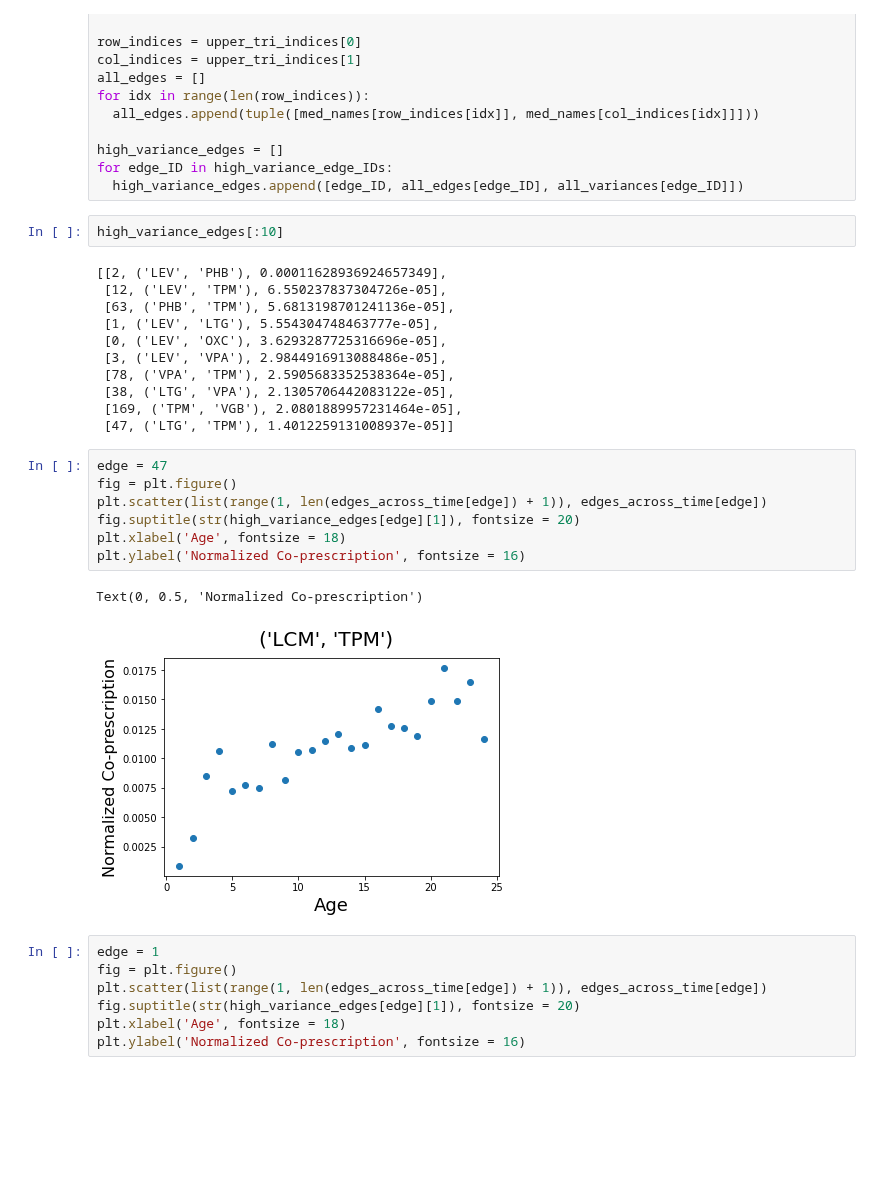
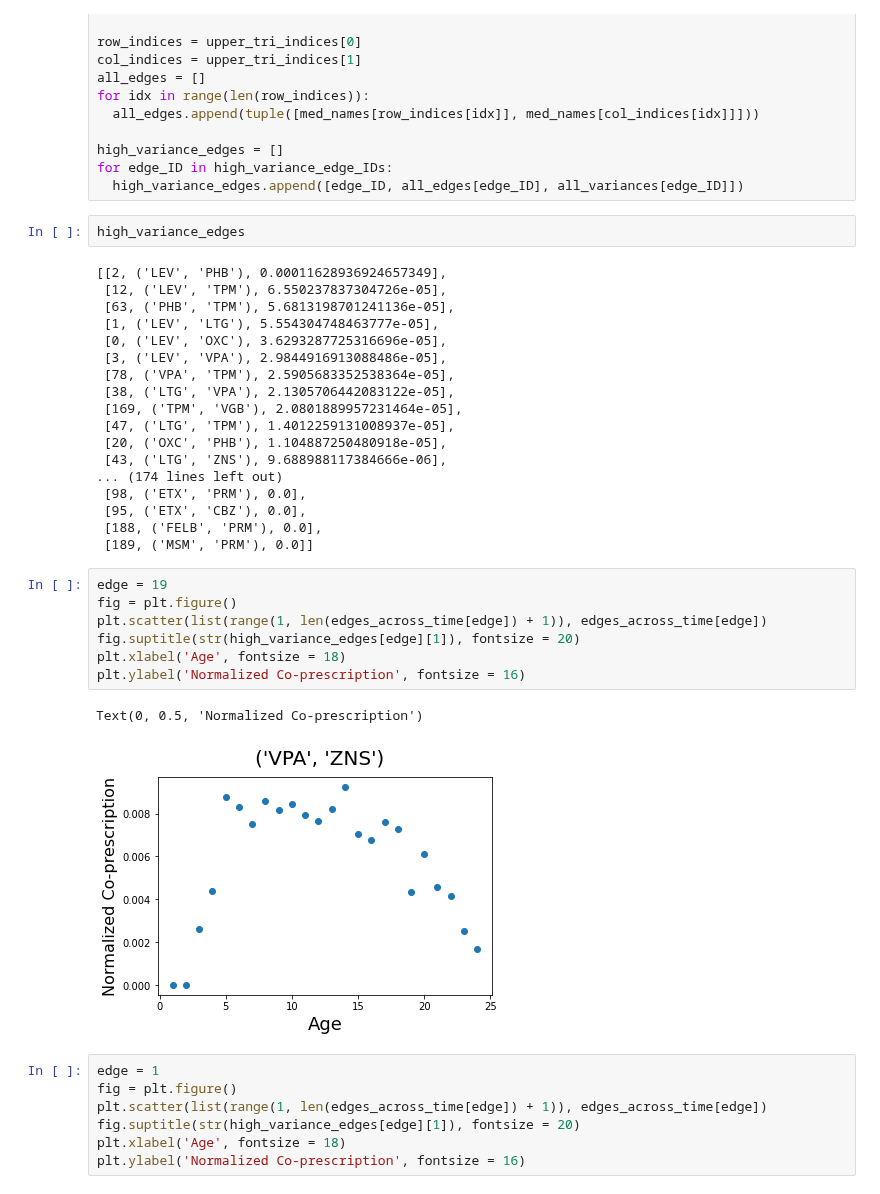
Before and after one commit to spatank/CIS-545, a Jupyter notebook: project_SPP.ipynb, the cells around one changed output. Cells and saved outputs as stored; diff of their text form; blank space fills up the shorter version.

```diff
--- a/project_SPP.ipynb
+++ b/project_SPP.ipynb
@@ -68,7 +68,7 @@ high_variance_edges = []
 for edge_ID in high_variance_edge_IDs:
   high_variance_edges.append([edge_ID, all_edges[edge_ID], all_variances[edge_ID]])
 # %%
-high_variance_edges[:10]
+high_variance_edges
 # %% [output]
 [[2, ('LEV', 'PHB'), 0.00011628936924657349],
  [12, ('LEV', 'TPM'), 6.550237837304726e-05],
@@ -79,17 +79,24 @@ high_variance_edges[:10]
  [78, ('VPA', 'TPM'), 2.5905683352538364e-05],
  [38, ('LTG', 'VPA'), 2.1305706442083122e-05],
  [169, ('TPM', 'VGB'), 2.0801889957231464e-05],
- [47, ('LTG', 'TPM'), 1.4012259131008937e-05]]
+ [47, ('LTG', 'TPM'), 1.4012259131008937e-05],
+ [20, ('OXC', 'PHB'), 1.104887250480918e-05],
+ [43, ('LTG', 'ZNS'), 9.688988117384666e-06],
+... (174 lines left out)
+ [98, ('ETX', 'PRM'), 0.0],
+ [95, ('ETX', 'CBZ'), 0.0],
+ [188, ('FELB', 'PRM'), 0.0],
+ [189, ('MSM', 'PRM'), 0.0]]
 # %%
-edge = 47
+edge = 19
 fig = plt.figure()
 plt.scatter(list(range(1, len(edges_across_time[edge]) + 1)), edges_across_time[edge])
 fig.suptitle(str(high_variance_edges[edge][1]), fontsize = 20)
 plt.xlabel('Age', fontsize = 18)
 plt.ylabel('Normalized Co-prescription', fontsize = 16)
 # %% [output]
 Text(0, 0.5, 'Normalized Co-prescription')
-[figure, old version]
+[figure, new version]
 # %%
 edge = 1
 fig = plt.figure()
```
